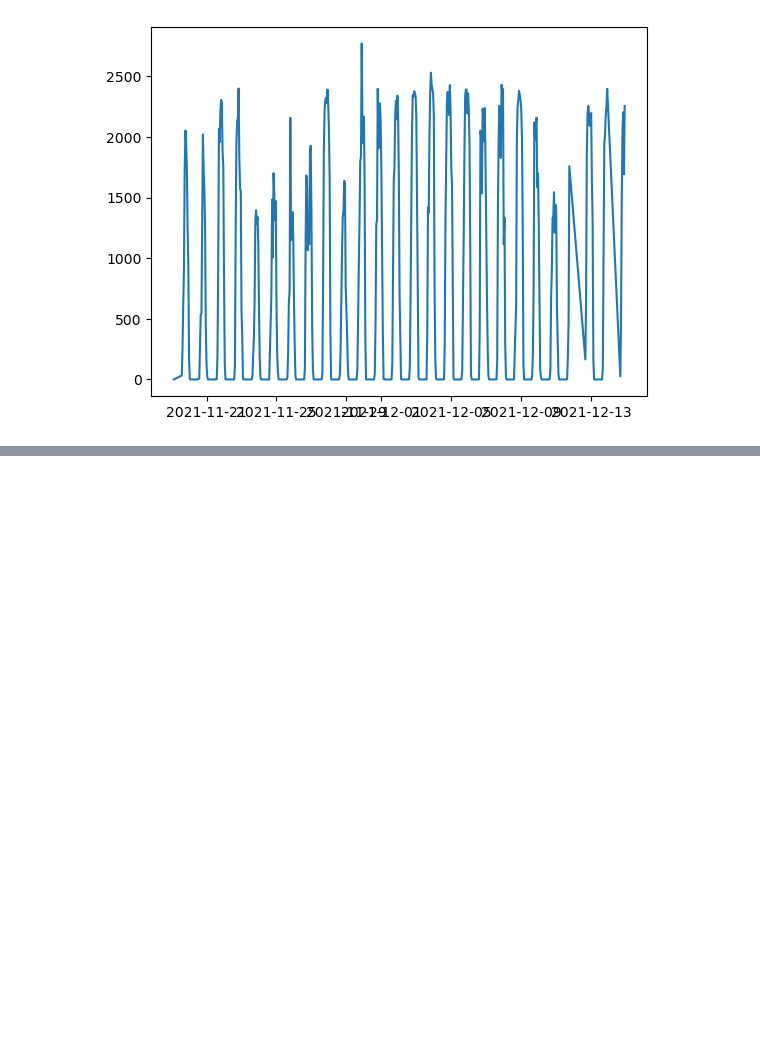
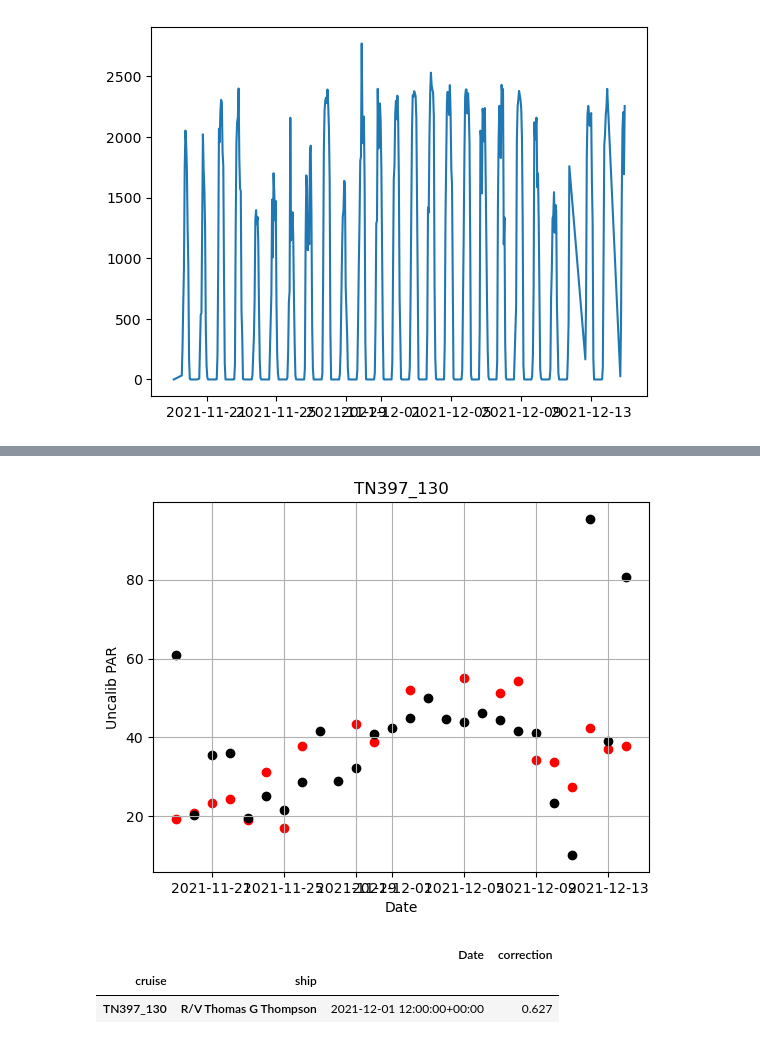
Before and after one commit to kpc02/SACNAS-2023-project, a Jupyter notebook: PAR_calib_python.ipynb, the cells around one changed output, grey strips where cells are left out. Cells and saved outputs as stored; diff of their text form; code cells hidden in the pictures; blank space fills up the shorter version.

```diff
--- a/PAR_calib_python.ipynb
+++ b/PAR_calib_python.ipynb
@@ -120,7 +104,7 @@ plt.plot(x, y)
 [<matplotlib.lines.Line2D at 0x...>]
 [figure]
 # %%
-sfl_hourly.PAR = 10**6 * sfl_hourly.PAR * 24 * 60 * 60
+df2.PAR = 10**-6 * df2.PAR * 24 * 60 * 60
 # time to convert PAR units from microeinstein to einstein to match satellite date
 # %%
 lat_value = df2[df2.LAT.notnull()]
@@ -221,0 +182,5 @@ sfl_daily
+# %%
+# calculates the correction factor and makes column in sfl_daily
+
+correction = (sfl_daily['sat_PAR'] / sfl_daily['PAR mean']).median()
+sfl_daily['correction'] = correction
@@ -221,0 +207,18 @@ sfl_daily
+# %%
+# figure plotting stuff out later
+
+x = sfl_daily['Date']
+y1 = sfl_daily['sat_PAR']
+y2 = sfl_daily['PAR mean'] * correction
+
+
+plt.scatter(x, y1, color='red', label='sat_PAR')
+plt.scatter(x, y2, color='black', label='PAR')
+
+
+plt.xlabel("Date")
+plt.ylabel("Uncalib PAR")
+plt.title("TN397_130")
+plt.grid()
+# %% [output]
+[figure, added]
@@ -221,0 +230,6 @@ sfl_daily
+# %%
+calib
+# %% [output]
+|  |  | Date | correction |
+| cruise | ship |  |  |
+| TN397_130 | R/V Thomas G Thompson | 2021-12-01 12:00:00+00:00 | 0.627 |
```
Also changed, not shown: parts of 5 cells of this notebook, 3 other files.
